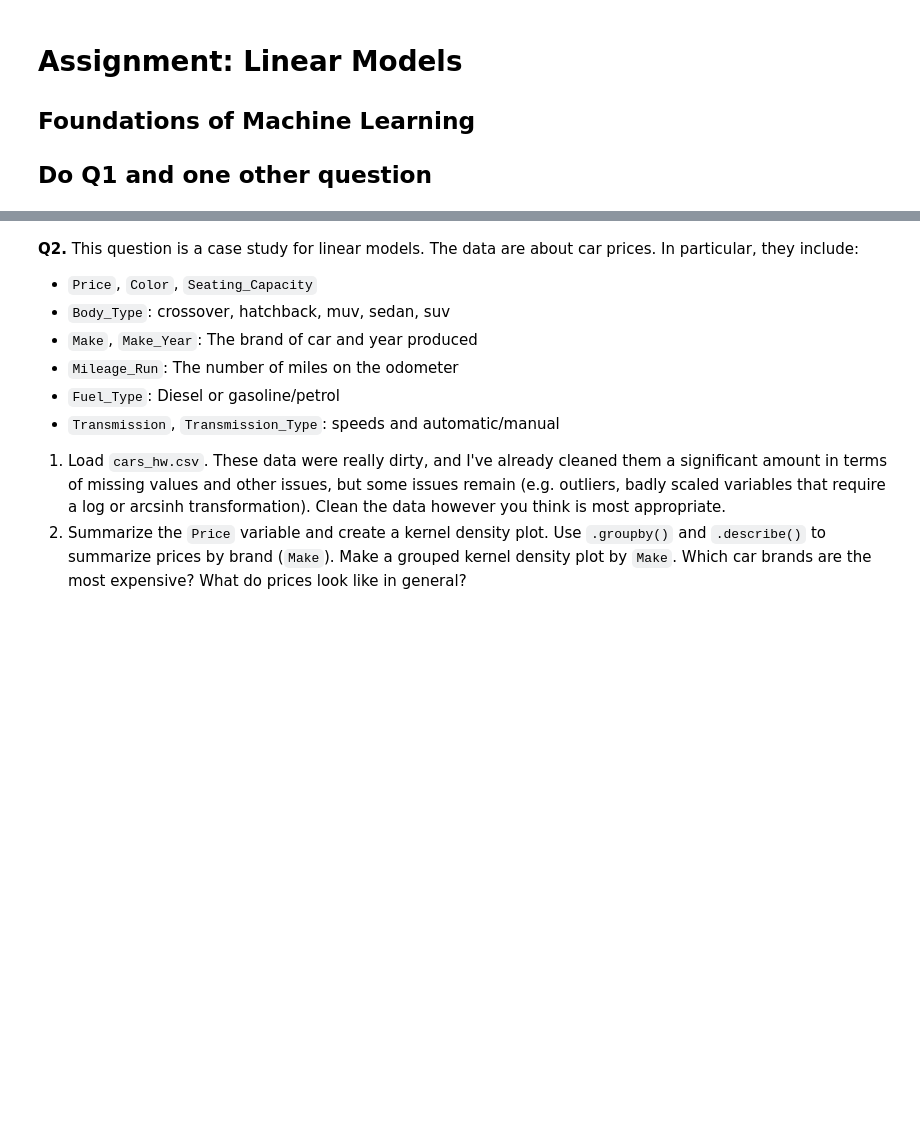
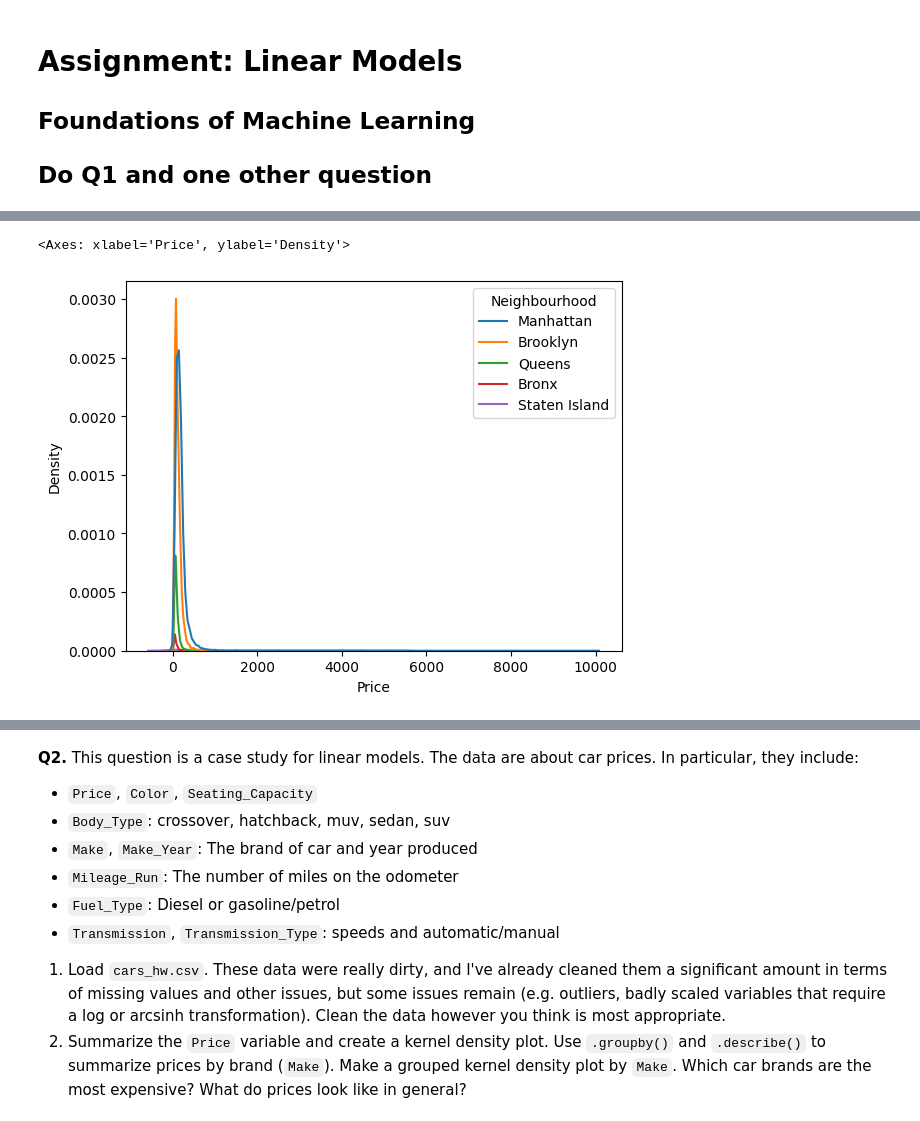
Before and after one commit to Nehach73/DS3001, a Jupyter notebook: linear_reg_assignment/linear_reg_assignment.ipynb, the cells around one changed output, grey strips where cells are left out. Drawn from its saved outputs; the diff is of its cells as text; code cells hidden in the pictures; blank space fills up the shorter version.

```diff
--- a/linear_reg_assignment/linear_reg_assignment.ipynb
+++ b/linear_reg_assignment/linear_reg_assignment.ipynb
@@ -22,0 +15,8 @@
+# %%
+import numpy as np
+import pandas as pd
+import seaborn as sns
+import matplotlib.pyplot as plt
+
+df = pd.read_csv('/content/Q1_clean.csv')
+df.head()
@@ -22,0 +32,3 @@
+# %%
+df['Neighbourhood'] = df['Neighbourhood ']
+df.loc[:,['Price', 'Review Scores Rating', 'Neighbourhood']].groupby('Neighbourhood').describe()
@@ -22,0 +44,6 @@
+# %%
+# Kernel density plot of price by neighborhood
+sns.kdeplot(data = df,x = 'Price', hue = df['Neighbourhood'])
+# %% [output]
+<Axes: xlabel='Price', ylabel='Density'>
+[figure, added]
```
Also changed, not shown: parts of 27 cells of this notebook.
